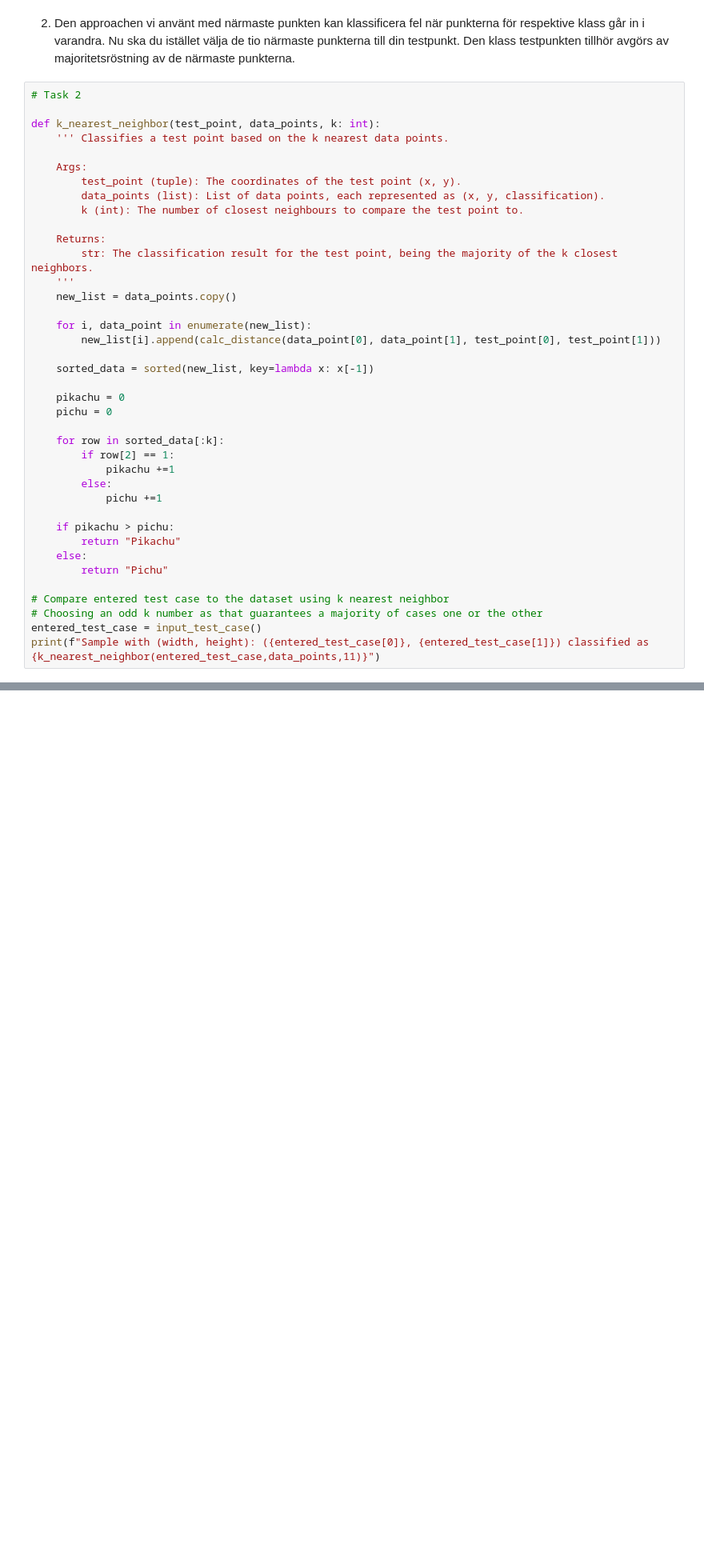
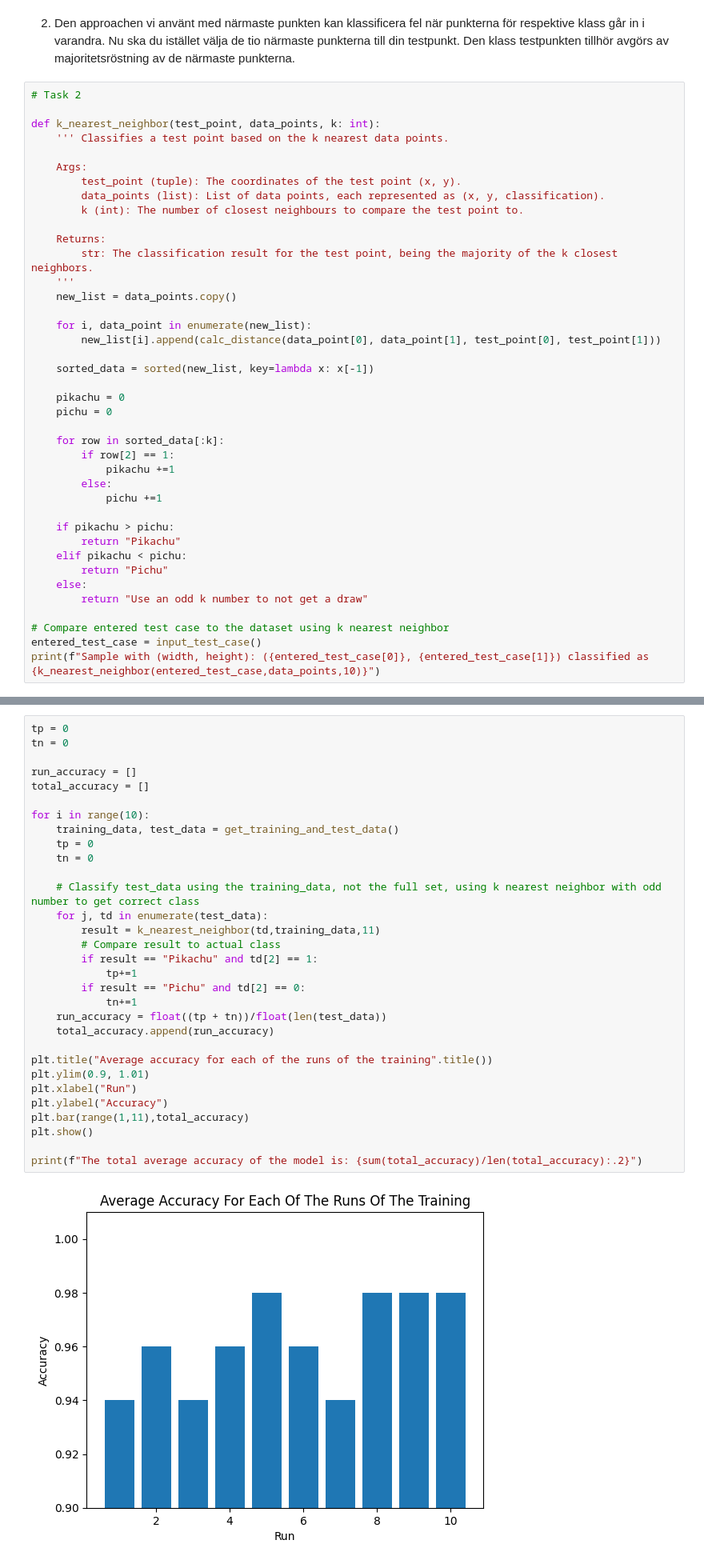
Before and after one commit to Shoresh613/portfolio-mikael-folkesson, a Jupyter notebook: Labb2/Labb2.ipynb, the cells around one changed output, grey strips where cells are left out. Shown at 80% size. Drawn from its saved outputs; the diff is of its cells as text; blank space fills up the shorter version.

Commit message:
Finished accuracy reporting

```diff
--- a/Labb2/Labb2.ipynb
+++ b/Labb2/Labb2.ipynb
@@ -164,11 +164,12 @@ def k_nearest_neighbor(test_point, data_points, k: int):
 
     if pikachu > pichu:
         return "Pikachu"
+    elif pikachu < pichu:
+        return "Pichu"
     else:
-        return "Pichu"
+        return "Use an odd k number to not get a draw"
 
 # Compare entered test case to the dataset using k nearest neighbor
-# Choosing an odd k number as that guarantees a majority of cases one or the other
 entered_test_case = input_test_case()
-print(f"Sample with (width, height): ({entered_test_case[0]}, {entered_test_case[1]}) classified as {k_nearest_neighbor(entered_test_case,data_points,11)}")
+print(f"Sample with (width, height): ({entered_test_case[0]}, {entered_test_case[1]}) classified as {k_nearest_neighbor(entered_test_case,data_points,10)}")
 # %% [output]
@@ -189,3 +247,36 @@ Sample with (width, height): (18, 31) classified as Pichu
 *Notera: För varje testpunkt beräknar vi distansen till träningspunkterna*
 
 Upprepa uppgift 3 och 4 tio gånger, plotta en graf över accuracy och rapportera medelaccuracy
+# %%
+tp = 0
+tn = 0
+
+run_accuracy = []
+total_accuracy = []
+
+for i in range(10):
+    training_data, test_data = get_training_and_test_data()
+    tp = 0
+    tn = 0
+
+    # Classify test_data using the training_data, not the full set, using k nearest neighbor with odd number to get correct class
+    for j, td in enumerate(test_data):
+        result = k_nearest_neighbor(td,training_data,11)
+        # Compare result to actual class
+        if result == "Pikachu" and td[2] == 1:
+            tp+=1
+        if result == "Pichu" and td[2] == 0:
+            tn+=1
+    run_accuracy = float((tp + tn))/float(len(test_data))
+    total_accuracy.append(run_accuracy)
+
+plt.title("Average accuracy for each of the runs of the training".title())
+plt.ylim(0.9, 1.01)
+plt.xlabel("Run")
+plt.ylabel("Accuracy")
+plt.bar(range(1,11),total_accuracy)
+plt.show()
+
+print(f"The total average accuracy of the model is: {sum(total_accuracy)/len(total_accuracy):.2}")
+# %% [output]
+[figure, added]
```
Also changed, not shown: parts of 5 cells of this notebook.
